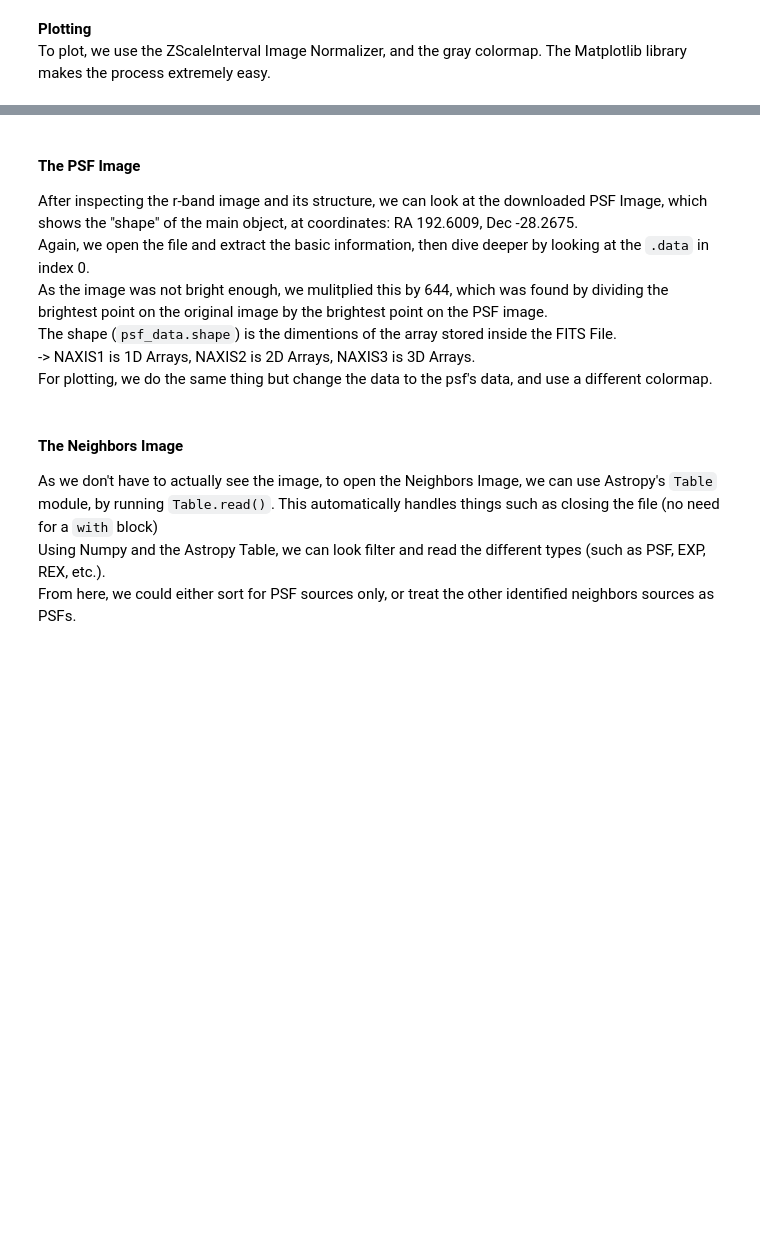
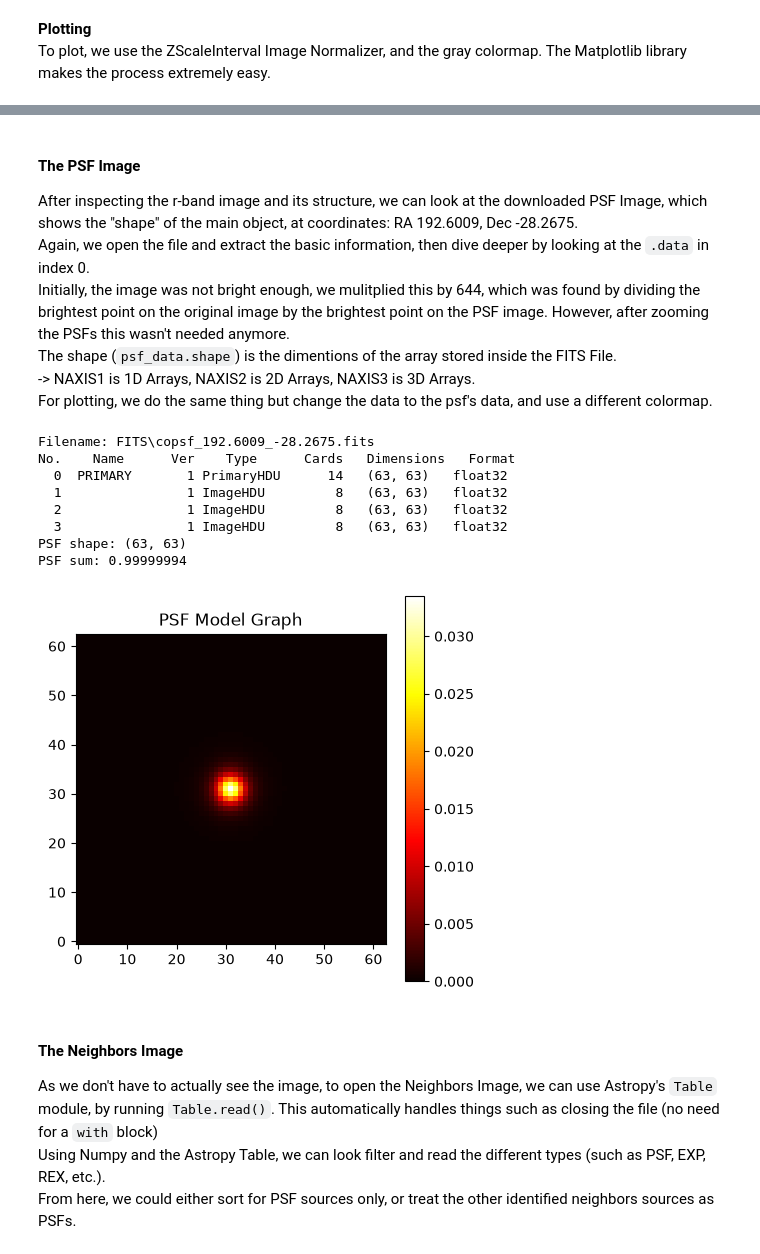
Before and after one commit to valerio-d/MPE_Internship, a Jupyter notebook: Project.ipynb, the cells around one changed output, grey strips where cells are left out. Saved outputs shown, nothing was run; the diff lists cells and outputs as text; code cells hidden in the pictures; blank space fills up the shorter version.

Commit message:
Edited the JupyterNotebook, INCLUDING the code. main.py code is therefore NOT updated anymore

```diff
--- a/Project.ipynb
+++ b/Project.ipynb
@@ -50,23 +56,33 @@ plt.show()
 #### The PSF Image
 After inspecting the r-band image and its structure, we can look at the downloaded PSF Image, which shows the "shape" of the main object, at coordinates: RA 192.6009, Dec -28.2675.
 <br>Again, we open the file and extract the basic information, then dive deeper by looking at the `.data` in index 0.
-<br>As the image was not bright enough, we mulitplied this by 644, which was found by dividing the brightest point on the original image by the brightest point on the PSF image.
+<br>Initially, the image was not bright enough, we mulitplied this by 644, which was found by dividing the brightest point on the original image by the brightest point on the PSF image. However, after zooming the PSFs this wasn't needed anymore.
 <br>The shape (`psf_data.shape`) is the dimentions of the array stored inside the FITS File.<br>
     -> NAXIS1 is 1D Arrays, NAXIS2 is 2D Arrays, NAXIS3 is 3D Arrays.<br>
 For plotting, we do the same thing but change the data to the psf's data, and use a different colormap.
 # %%
 with fits.open(main_image_psf) as psf_hdu_list:
     psf_hdu_list.info()
-    psf_data = psf_hdu_list[0].data * 644 #found this multiplication factor by dividing brightest point on og image by the brightest point on psf image
+    psf_data = psf_hdu_list[0].data #* 644 #found this multiplication factor by dividing brightest point on og image by the brightest point on psf image
 
     print('PSF shape:', psf_data.shape) #the dimentions of the array -> NAXIS1 is 1D Arrays, NAXIS2 is 2D Arrays, NAXIS3 is 3D Arrays
     print('PSF sum:', psf_data.sum()) # A PSF that sums to 1.0 means: "if I stamp this at a location and scale it by flux F, the total flux contributed to the image equals F."
 
 plt.figure(figsize=(5,5))
 plt.imshow(psf_data, origin='lower', cmap='hot')
 plt.colorbar()
 plt.title('PSF Model Graph')
 plt.show()
+# %% [output]
+Filename: FITS\copsf_192.6009_-28.2675.fits
+No.    Name      Ver    Type      Cards   Dimensions   Format
+  0  PRIMARY       1 PrimaryHDU      14   (63, 63)   float32
+  1                1 ImageHDU         8   (63, 63)   float32
+  2                1 ImageHDU         8   (63, 63)   float32
+  3                1 ImageHDU         8   (63, 63)   float32
+PSF shape: (63, 63)
+PSF sum: 0.99999994
+[figure, added]
 # %% [markdown]
 #### The Neighbors Image
 As we don't have to actually see the image, to open the Neighbors Image, we can use Astropy's `Table` module, by running `Table.read()`. This automatically handles things such as closing the file (no need for a `with` block)<br>
```
Also changed, not shown: parts of 13 cells of this notebook.
